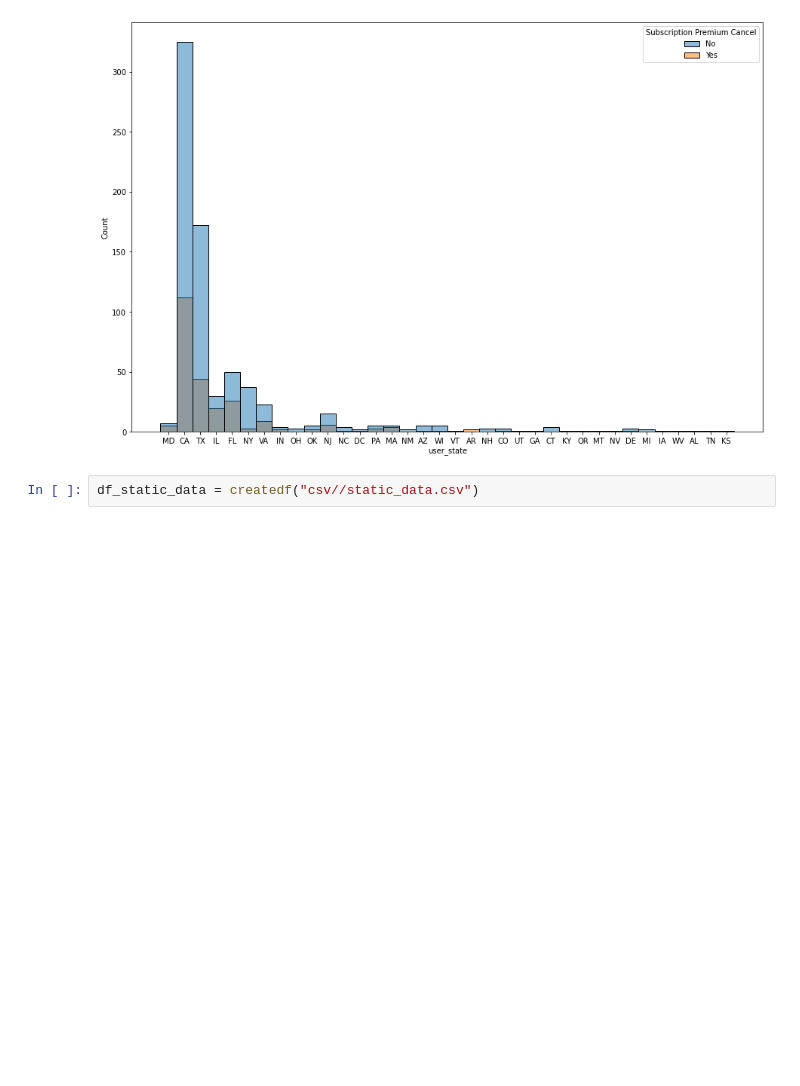
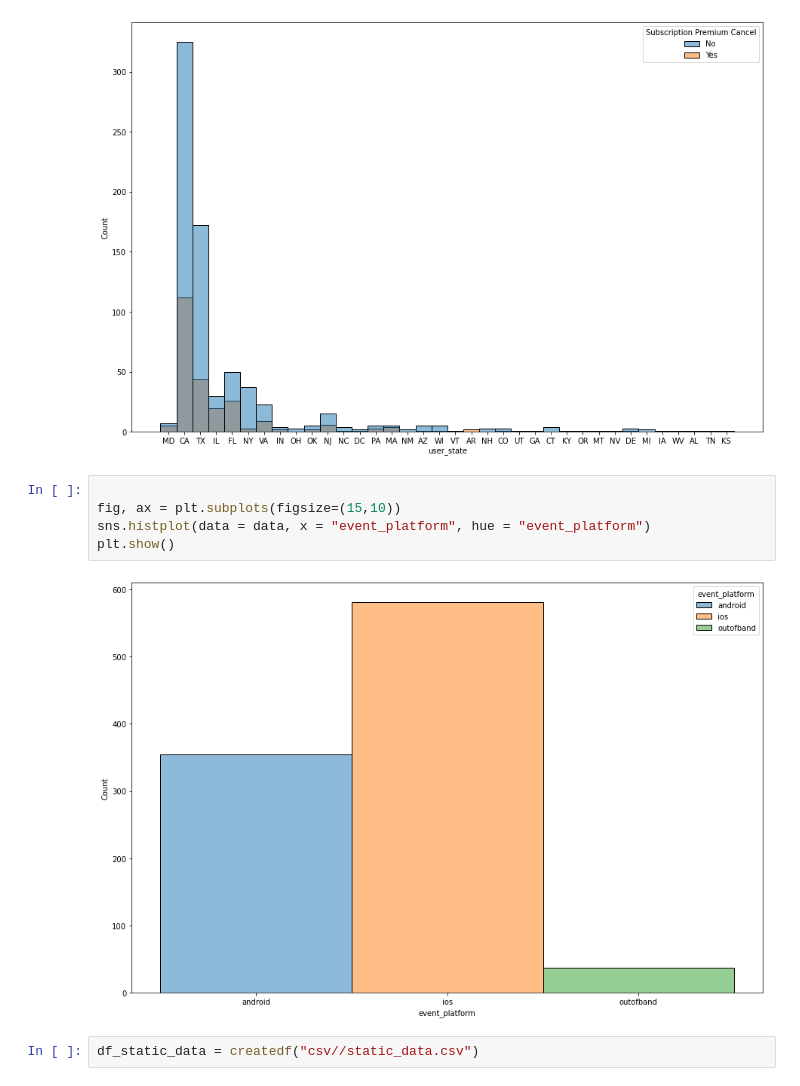
Before and after one commit to ZheZheDoshka/int20h_cryptomonks, a Jupyter notebook: visualization.ipynb, the cells around one changed output. Cells and saved outputs as stored; diff of their text form; blank space fills up the shorter version.

```diff
--- a/visualization.ipynb
+++ b/visualization.ipynb
@@ -66,6 +66,13 @@ sns.histplot(data = data, x = "user_state", hue = "Subscription Premium Cancel")
 plt.show()
 # %% [output]
 [figure]
+# %%
+
+fig, ax = plt.subplots(figsize=(15,10))
+sns.histplot(data = data, x = "event_platform", hue = "event_platform")
+plt.show()
+# %% [output]
+[figure, added]
 # %%
 df_static_data = createdf("csv//static_data.csv")
 # %%
```
Also changed, not shown: parts of 3 cells of this notebook, 4 other files.
